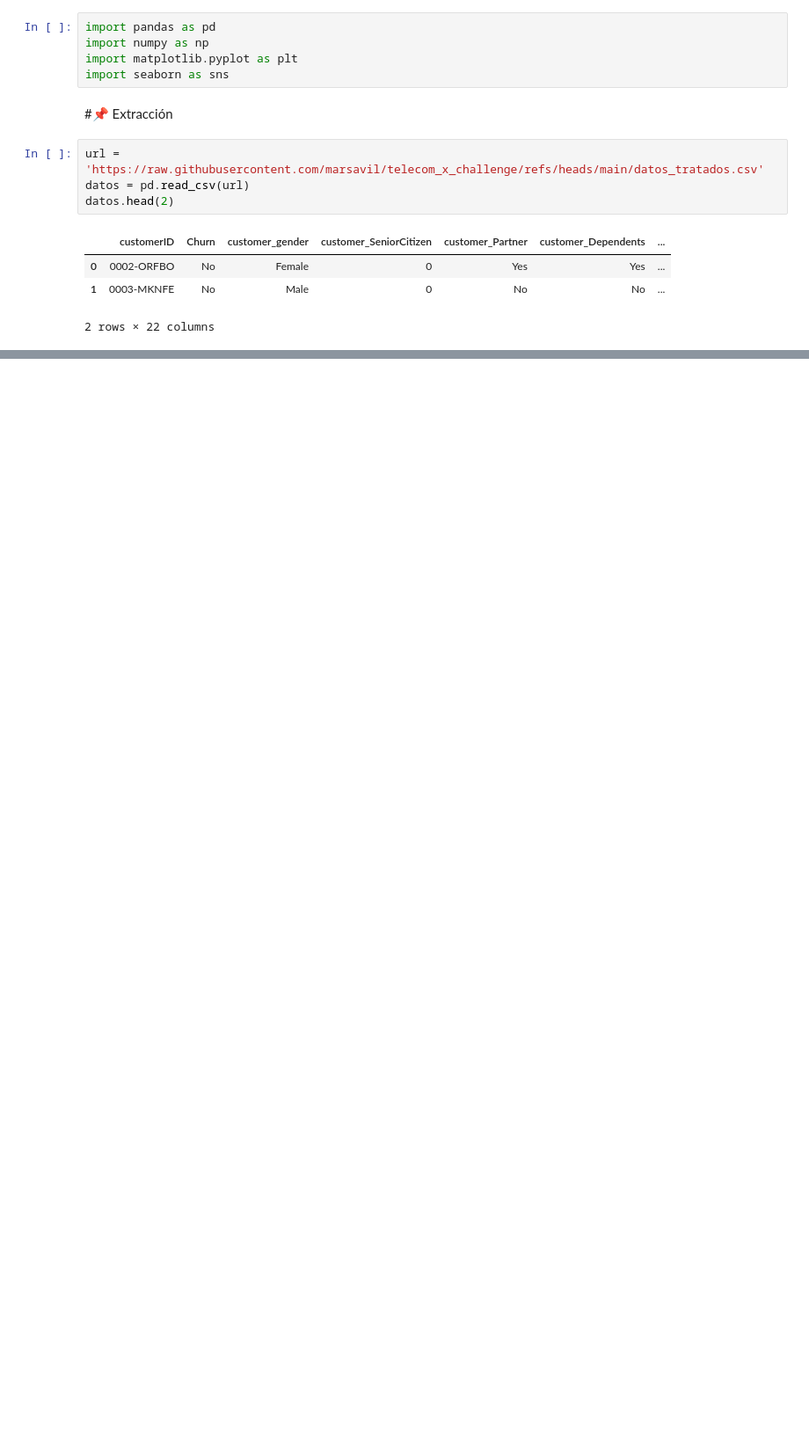
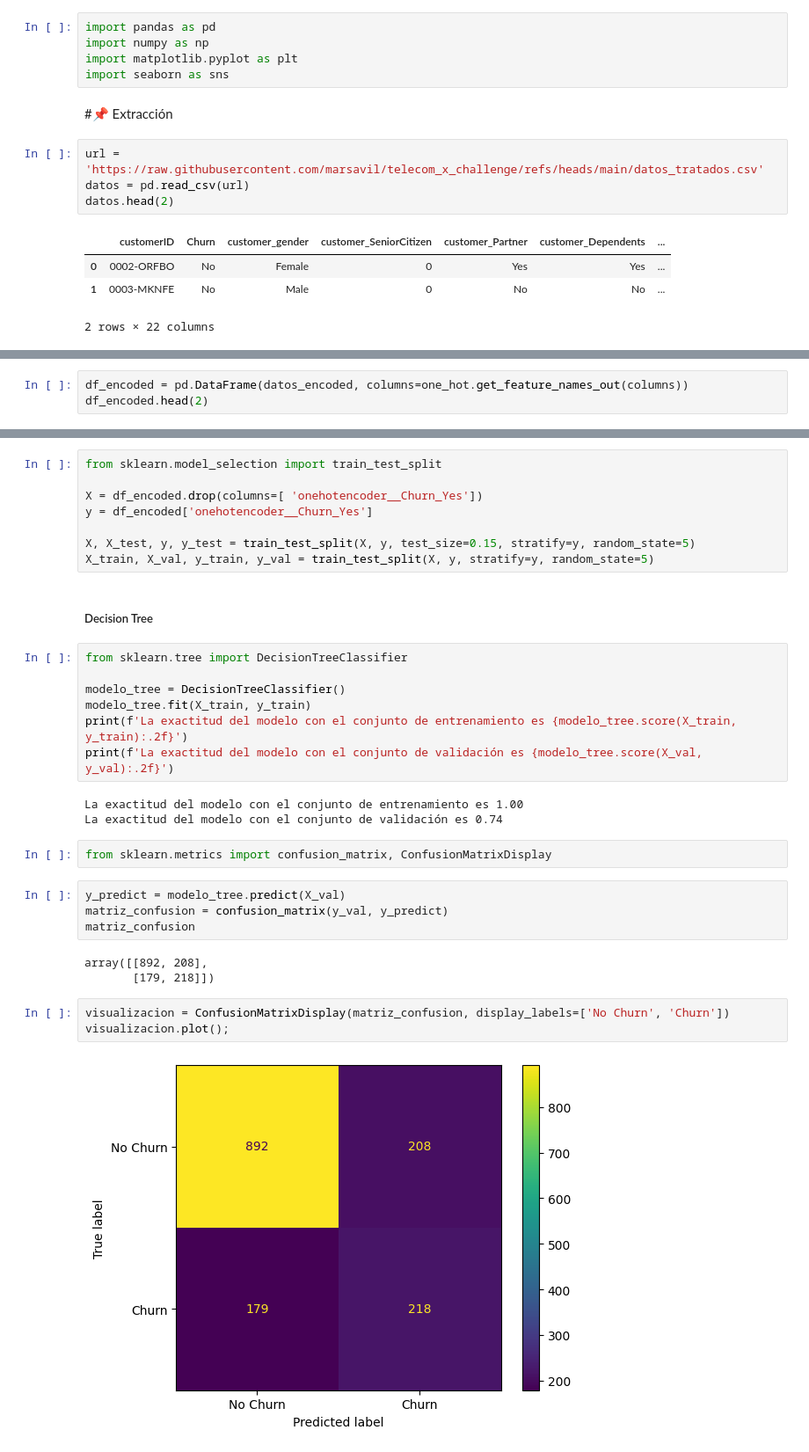
Before and after one commit to marsavil/Telecom_X_Challenge_Part_2, a Jupyter notebook: TelecomX_Parte_2.ipynb, the cells around one changed output, grey strips where cells are left out. Shown at 88% size. Drawn from its saved outputs; the diff is of its cells as text; blank space fills up the shorter version.

```diff
--- a/TelecomX_Parte_2.ipynb
+++ b/TelecomX_Parte_2.ipynb
@@ -24,0 +97,3 @@ datos.head(2)
+# %%
+df_encoded = pd.DataFrame(datos_encoded, columns=one_hot.get_feature_names_out(columns))
+df_encoded.head(2)
@@ -24,0 +119,34 @@ datos.head(2)
+# %%
+from sklearn.model_selection import train_test_split
+
+X = df_encoded.drop(columns=[ 'onehotencoder__Churn_Yes'])
+y = df_encoded['onehotencoder__Churn_Yes']
+
+X, X_test, y, y_test = train_test_split(X, y, test_size=0.15, stratify=y, random_state=5)
+X_train, X_val, y_train, y_val = train_test_split(X, y, stratify=y, random_state=5)
+# %% [markdown]
+##### Decision Tree
+# %%
+from sklearn.tree import DecisionTreeClassifier
+
+modelo_tree = DecisionTreeClassifier()
+modelo_tree.fit(X_train, y_train)
+print(f'La exactitud del modelo con el conjunto de entrenamiento es {modelo_tree.score(X_train, y_train):.2f}')
+print(f'La exactitud del modelo con el conjunto de validación es {modelo_tree.score(X_val, y_val):.2f}')
+# %% [output]
+La exactitud del modelo con el conjunto de entrenamiento es 1.00
+La exactitud del modelo con el conjunto de validación es 0.74
+# %%
+from sklearn.metrics import confusion_matrix, ConfusionMatrixDisplay
+# %%
+y_predict = modelo_tree.predict(X_val)
+matriz_confusion = confusion_matrix(y_val, y_predict)
+matriz_confusion
+# %% [output]
+array([[892, 208],
+       [179, 218]])
+# %%
+visualizacion = ConfusionMatrixDisplay(matriz_confusion, display_labels=['No Churn', 'Churn'])
+visualizacion.plot();
+# %% [output]
+[figure, added]
```
Also changed, not shown: parts of 68 cells of this notebook.
